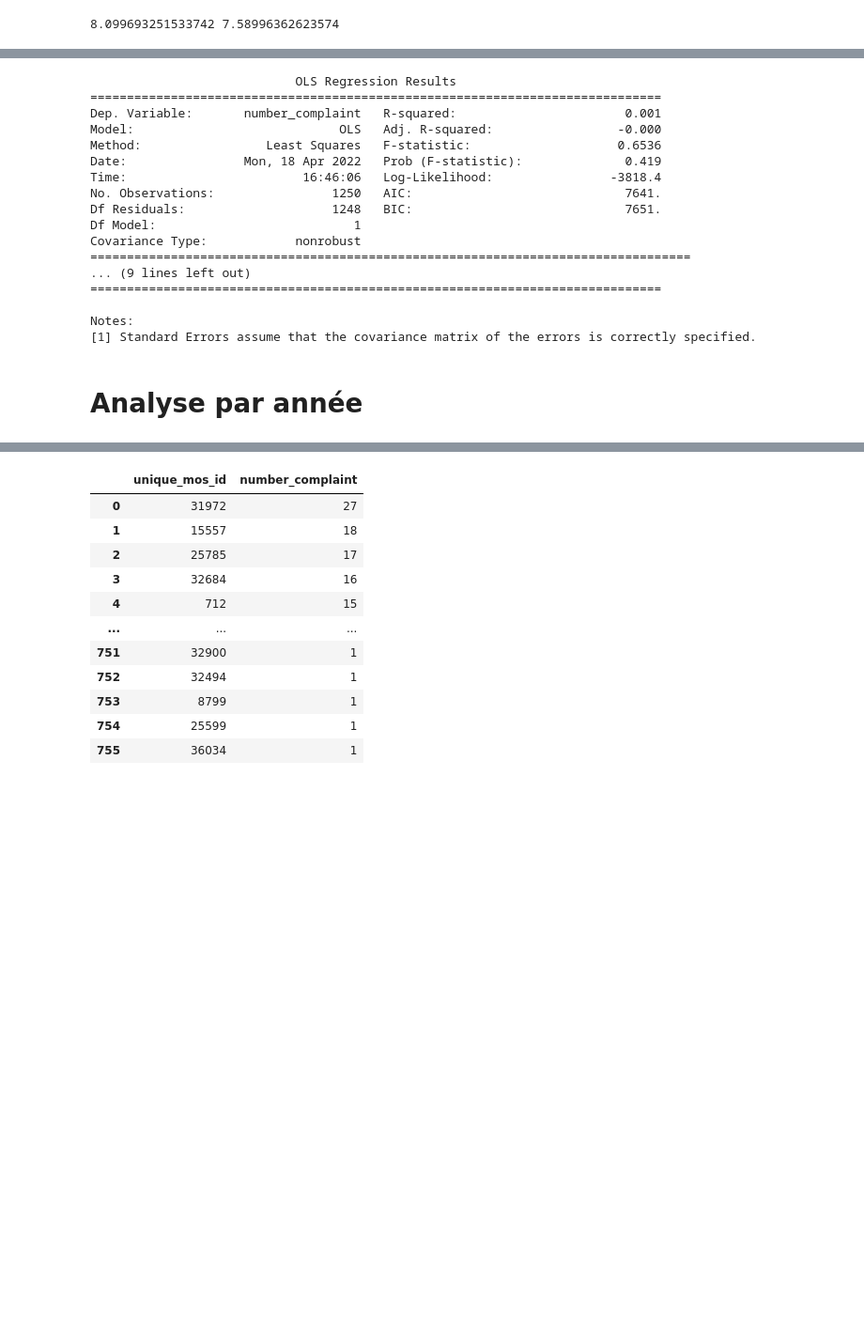
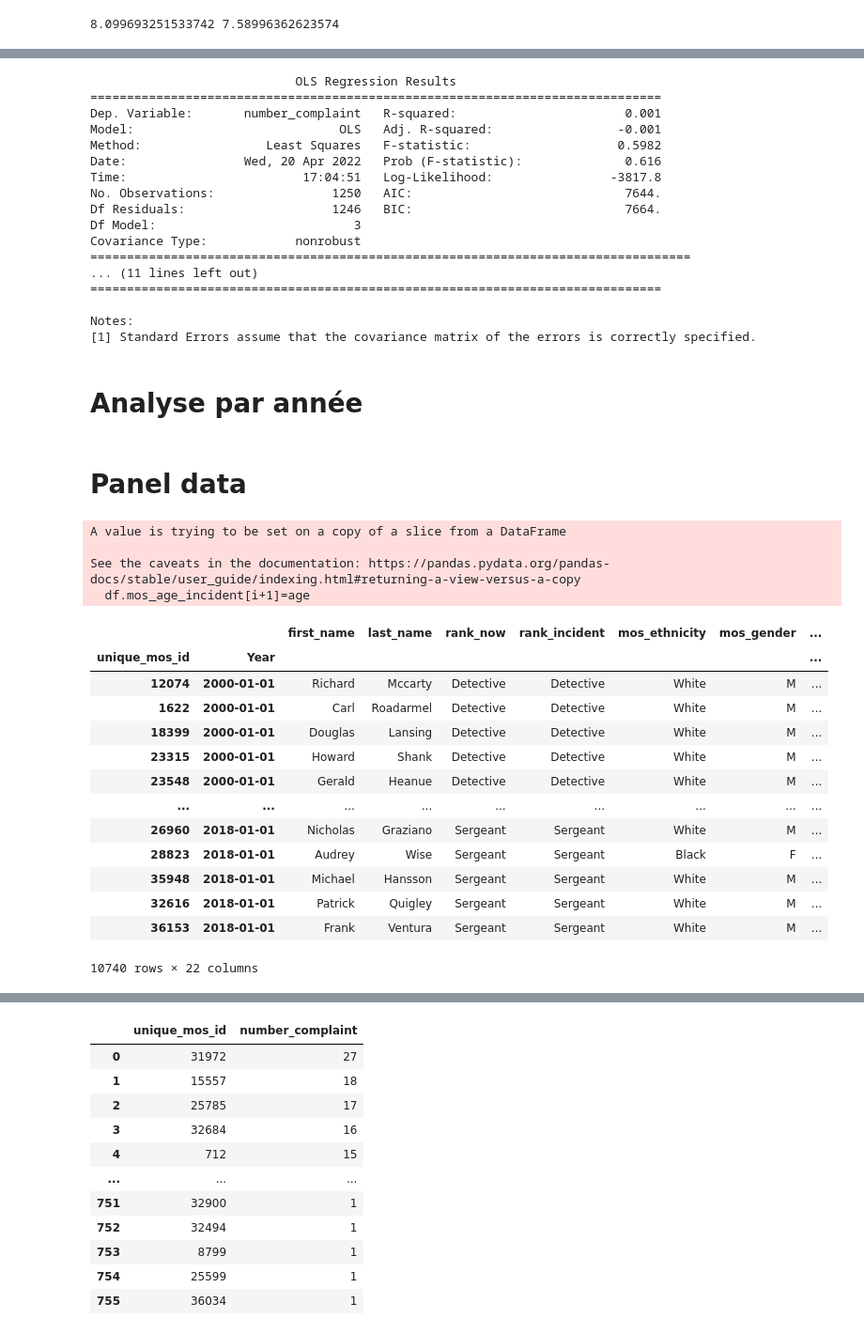
Before and after one commit to ndrettakis/Police-Misconduct-Stat-app, a Jupyter notebook: Partie 2/police_officers_2014.ipynb, the cells around one changed output, grey strips where cells are left out. Shown at 94% size. Saved outputs shown, nothing was run; the diff lists cells and outputs as text; code cells hidden in the pictures; blank space fills up the shorter version.

```diff
--- a/Partie 2/police_officers_2014.ipynb
+++ b/Partie 2/police_officers_2014.ipynb
@@ -107,27 +113,27 @@ Notes:
 [1] Standard Errors assume that the covariance matrix of the errors is correctly specified.
 # %%
 y=df_prone[['number_complaint']]
-X=df_prone[['Other minority']]
+X=df_prone[['Black','Other minority','Hispanic']]
 #'Hispanic','Other minority','Black'
 X = sm.add_constant(X)
 model = sm.OLS(y, X)
 results = model.fit()
-# Avec  statsmodel, on a une sortie qui ressemble beaucoup à celle de R
+# Avec statsmodel, on a une sortie qui ressemble beaucoup à celle de R
 print(results.summary())
 # %% [output]
                             OLS Regression Results
 ==============================================================================
 Dep. Variable:       number_complaint   R-squared:                       0.001
-Model:                            OLS   Adj. R-squared:                 -0.000
-Method:                 Least Squares   F-statistic:                    0.6536
-Date:                Mon, 18 Apr 2022   Prob (F-statistic):              0.419
-Time:                        16:46:06   Log-Likelihood:                -3818.4
-No. Observations:                1250   AIC:                             7641.
-Df Residuals:                    1248   BIC:                             7651.
-Df Model:                           1
+Model:                            OLS   Adj. R-squared:                 -0.001
+Method:                 Least Squares   F-statistic:                    0.5982
+Date:                Wed, 20 Apr 2022   Prob (F-statistic):              0.616
+Time:                        17:04:51   Log-Likelihood:                -3817.8
+No. Observations:                1250   AIC:                             7644.
+Df Residuals:                    1246   BIC:                             7664.
+Df Model:                           3
 Covariance Type:            nonrobust
 ==================================================================================
-... (9 lines left out)
+... (11 lines left out)
 ==============================================================================
 
 Notes:
@@ -135,6 +141,13 @@ Notes:
 # %% [markdown]
 # Analyse par année
 # %%
+def get_age_clean(df):
+    for i in range(len(df)-1):
+        if df.unique_mos_id[i]==df.unique_mos_id[i+1]:
+            age=df.mos_age_incident[i]
+            df.mos_age_incident[i+1]=age
+    return df
+
 def get_clean(x,df):
     df=df[df['year_received']==x]
     Complaint_per_officer=pd.DataFrame(df['unique_mos_id'].value_counts())
@@ -144,8 +157,43 @@ def get_clean(x,df):
     std=Complaint_per_officer['unique_mos_id'].std()
     Complaint_per_officer_clean=Complaint_per_officer[Complaint_per_officer["number_complaint"]<(m+3*std)]
     df=df.merge(Complaint_per_officer_clean, on="unique_mos_id")
-    df=df.drop(["complaint_id","month_received","year_received","month_closed","year_closed","complainant_ethnicity",
+    df=df.drop(["command_now","shield_no",'command_at_incident','rank_abbrev_incident','rank_abbrev_now',"complaint_id","month_received","year_received","month_closed","year_closed","complainant_ethnicity",
               "complainant_gender","complainant_age_incident","fado_type","allegation","precinct"
               ,"contact_reason","outcome_description","board_disposition"], axis=1)
+    df=get_age_clean(df)
     df=df.drop_duplicates()
+    df=df.assign(Year=x)
+    df['Year'] = pd.to_datetime(df['Year'], format='%Y')
     return df
+# %% [markdown]
+# Panel data
+# %%
+df_panel=get_clean(2000,df)
+
+for i in range(2001,2019):
+    df1=get_clean(i,df)
+    df_panel=pd.concat([df_panel,df1], ignore_index=True)
+# %% [output]
+A value is trying to be set on a copy of a slice from a DataFrame
+
+See the caveats in the documentation: https://pandas.pydata.org/pandas-docs/stable/user_guide/indexing.html#returning-a-view-versus-a-copy
+  df.mos_age_incident[i+1]=age
+# %%
+df_panel = df_panel.set_index(["unique_mos_id", "Year"])
+# %%
+df_panel
+# %% [output]
+|  |  | first_name | last_name | rank_now | rank_incident | mos_ethnicity | mos_gender | ... |
+| unique_mos_id | Year |  |  |  |  |  |  | ... |
+| 12074 | 2000-01-01 | Richard | Mccarty | Detective | Detective | White | M | ... |
+| 1622 | 2000-01-01 | Carl | Roadarmel | Detective | Detective | White | M | ... |
+| 18399 | 2000-01-01 | Douglas | Lansing | Detective | Detective | White | M | ... |
+| 23315 | 2000-01-01 | Howard | Shank | Detective | Detective | White | M | ... |
+| 23548 | 2000-01-01 | Gerald | Heanue | Detective | Detective | White | M | ... |
+| ... | ... | ... | ... | ... | ... | ... | ... | ... |
+| 26960 | 2018-01-01 | Nicholas | Graziano | Sergeant | Sergeant | White | M | ... |
+| 28823 | 2018-01-01 | Audrey | Wise | Sergeant | Sergeant | Black | F | ... |
+| 35948 | 2018-01-01 | Michael | Hansson | Sergeant | Sergeant | White | M | ... |
+| 32616 | 2018-01-01 | Patrick | Quigley | Sergeant | Sergeant | White | M | ... |
+| 36153 | 2018-01-01 | Frank | Ventura | Sergeant | Sergeant | White | M | ... |
+10740 rows × 22 columns
```
Also changed, not shown: parts of 29 cells of this notebook.
